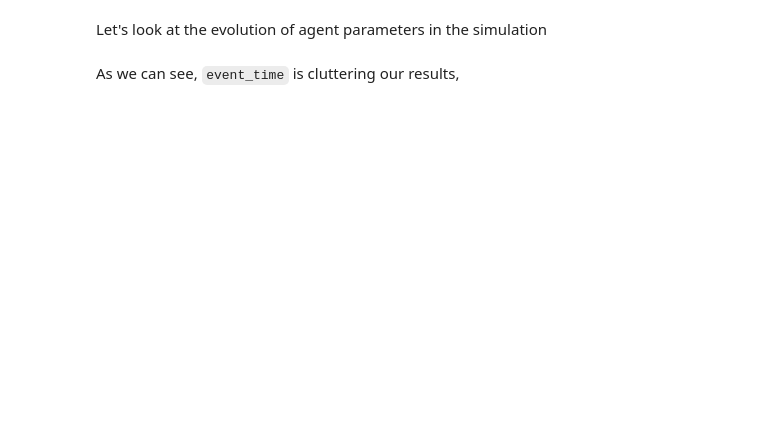
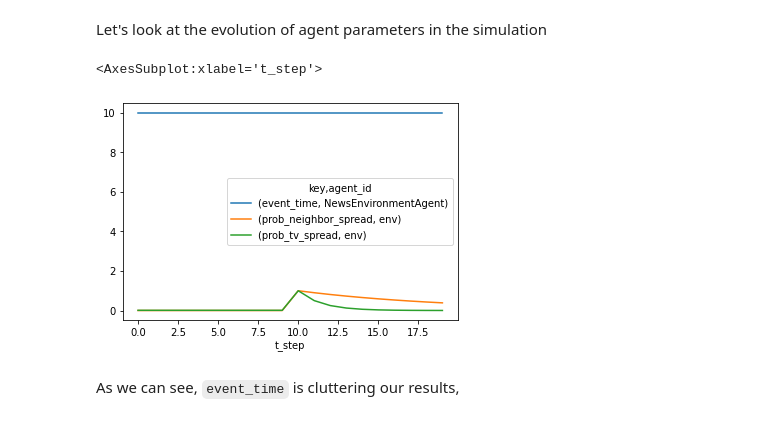
Before and after one commit to gsi-upm/soil, a Jupyter notebook: examples/tutorial/soil_tutorial.ipynb, the cells around one changed output. Drawn from its saved outputs; the diff is of its cells as text; code cells hidden in the pictures; blank space fills up the shorter version.

```diff
--- a/examples/tutorial/soil_tutorial.ipynb
+++ b/examples/tutorial/soil_tutorial.ipynb
@@ -358,5 +517,5 @@ Soil provides some convenience methods to simplify common operations:
 
 And, as we saw earlier, `analysis.process` can turn a dataframe in canonical form into a dataframe with a column per attribute.
 # %%
-p = read_sql('soil_output/Spread_barabasi_albert_graph_prob_0.0/Spread_barabasi_albert_graph_prob_0.0_trial_0.db.sqlite')
-env, agents = split_df(p);
+df = analysis.read_sql('soil_output/Spread_barabasi_albert_graph_prob_0.0/Spread_barabasi_albert_graph_prob_0-0_trial_1605820891-4782693.sqlite')
+df
@@ -368,3 +545,8 @@ res.plot();
+# %%
+df.plot()
+# %% [output]
+<AxesSubplot:xlabel='t_step'>
+[figure, added]
 # %% [markdown]
 As we can see, `event_time` is cluttering our results,
 # %%
```
Also changed, not shown: parts of 45 cells of this notebook, 28 other files.
